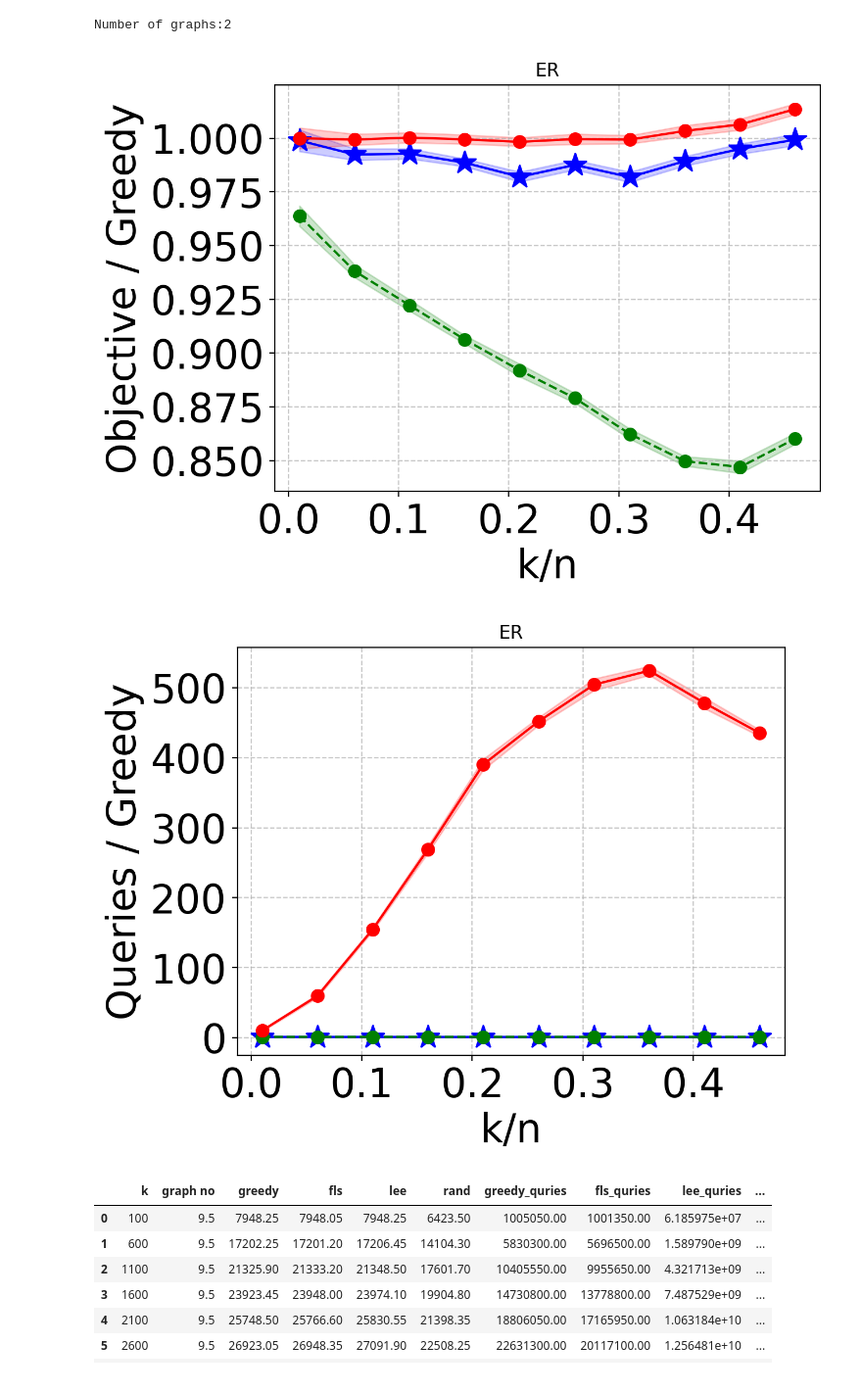
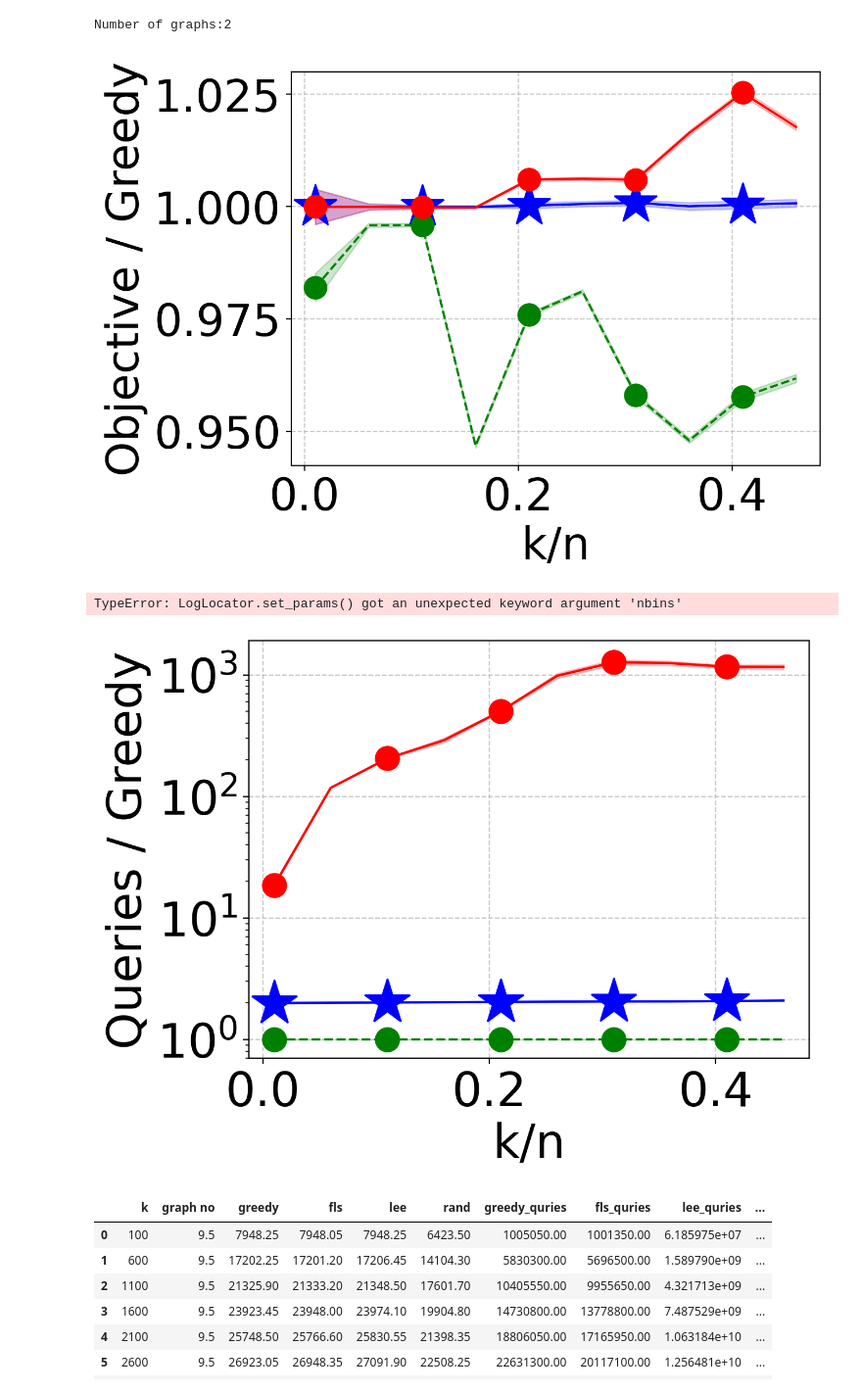
Before and after one commit to ankurnath/GuidedSearch, a Jupyter notebook: Max_Cut.ipynb, the cells around one changed output. Shown: that part at 98% size. Saved outputs shown, nothing was run; the diff lists cells and outputs as text; code cells hidden in the pictures.

Commit message:
all plots are done

```diff
--- a/Max_Cut.ipynb
+++ b/Max_Cut.ipynb
@@ -1172,8 +1172,12 @@ Number of graphs:2
 import os
 import pandas as pd
 import matplotlib.pyplot as plt
+from matplotlib.ticker import MaxNLocator
 
-model = 'ER'
+
+# model='ER'
+# model = 'BA'
+model ='Watts_Strogatz'
 root_folder = f'Maximum Cut/{model}'
 dataframe = None
 
@@ -1194,9 +1198,19 @@ number_of_nodes = 10000
 # Plotting the first set of data
 plt.figure(dpi=200)
 
+markersize=30
+markevery=2
+
+x_label_font_size=y_label_font_size=x_ticks_font_size=y_ticks_font_size=30
+legend_fontsize=30
+
+# x_label_font_size=26
+# y_label_font_size=26
+# x_ticks_font_size= 26
+# y_ticks_font_size= 26
 # FastLS+GuidedRG
 plt.plot(result['k'] / number_of_nodes, result['fls'] / result['greedy'],
-         label='FastLS+GuidedRG', marker='*', linestyle='-', color='blue', markersize=16)
+         label='FastLS+GuidedRG', marker='*', linestyle='-', color='blue', markersize=markersize, markevery=markevery)
 plt.fill_between(result['k'] / number_of_nodes,
                  (result['fls'] / result['greedy']) - (result_std['fls'] / result['greedy'] / 2),
                  (result['fls'] / result['greedy']) + (result_std['fls'] / result['greedy'] / 2),
@@ -1204,7 +1218,7 @@ plt.fill_between(result['k'] / number_of_nodes,
 
 # Random Greedy
 plt.plot(result['k'] / number_of_nodes, result['rand'] / result['greedy'],
-         label='Random Greedy', marker='.', linestyle='--', color='green', markersize=16)
+         label='Random Greedy', marker='.', linestyle='--', color='green', markersize=markersize, markevery=markevery)
 plt.fill_between(result['k'] / number_of_nodes,
                  (result['rand'] / result['greedy']) - (result_std['rand'] / result['greedy'] / 2),
                  (result['rand'] / result['greedy']) + (result_std['rand'] / result['greedy'] / 2),
@@ -1212,63 +1226,72 @@ plt.fill_between(result['k'] / number_of_nodes,
 
 # Lee et al.
 plt.plot(result['k'] / number_of_nodes, result['lee'] / result['greedy'],
-         label='Lee et al.', marker='.', linestyle='-', color='red', markersize=16)
+         label='Lee et al.', marker='.', linestyle='-', color='red', markersize=markersize, markevery=markevery)
 plt.fill_between(result['k'] / number_of_nodes,
                  (result['lee'] / result['greedy']) - (result_std['lee'] / result['greedy'] / 2),
                  (result['lee'] / result['greedy']) + (result_std['lee'] / result['greedy'] / 2),
                  color='red', alpha=0.2)
 
 # Add labels and title
-plt.xlabel('k/n', fontsize=26)
-plt.ylabel('Objective / Greedy', fontsize=26)
-plt.xticks(fontsize=26)
-plt.yticks(fontsize=26)
-plt.title(model)
-# plt.legend(loc='lower left', fontsize=26, framealpha=0.0)
+plt.xlabel('k/n', fontsize=x_label_font_size)
+plt.ylabel('Objective / Greedy', fontsize=y_label_font_size)
+plt.xticks(fontsize=x_ticks_font_size)
+plt.yticks(fontsize=y_ticks_font_size)
+# plt.title(model)
+if model=='BA':
+    plt.legend(loc='lower left', fontsize=legend_fontsize, framealpha=0.0)
 plt.grid(True, linestyle='--', alpha=0.7)
+plt.locator_params(nbins=4)
 plt.savefig(f'ObjectiveMC{model}.pdf', dpi=300, bbox_inches='tight')
+
 plt.show()
 
 # Plotting the second set of data
 plt.figure(dpi=200)
 
 # FastLS+GuidedRG Queries
 plt.plot(result['k'] / number_of_nodes, result['fls_quries'] / result['greedy_quries'],
-         label='FastLS+GuidedRG', marker='*', linestyle='-', color='blue', markersize=16)
+         label='FastLS+GuidedRG', marker='*', linestyle='-', color='blue', markersize=markersize, markevery=markevery)
 plt.fill_between(result['k'] / number_of_nodes,
                  (result['fls_quries'] / result['greedy_quries']) - (result_std['fls_quries'] / result['greedy_quries'] / 2),
                  (result['fls_quries'] / result['greedy_quries']) + (result_std['fls_quries'] / result['greedy_quries'] / 2),
                  color='blue', alpha=0.2)
 
 # Random Queries
 plt.plot(result['k'] / number_of_nodes, result['rand_quries'] / result['greedy_quries'],
-         label='Random', marker='.', linestyle='--', color='green', markersize=16)
+         label='Random', marker='.', linestyle='--', color='green', markersize=markersize, markevery=markevery)
 plt.fill_between(result['k'] / number_of_nodes,
                  (result['rand_quries'] / result['greedy_quries']) - (result_std['rand_quries'] / result['greedy_quries'] / 2),
                  (result['rand_quries'] / result['greedy_quries']) + (result_std['rand_quries'] / result['greedy_quries'] / 2),
                  color='green', alpha=0.2)
 
 # Lee et al. Queries
 plt.plot(result['k'] / number_of_nodes, result['lee_quries'] / result['greedy_quries'],
-         label='Lee et al.', marker='.', linestyle='-', color='red', markersize=16)
+         label='Lee et al.', marker='.', linestyle='-', color='red', markersize=markersize, markevery=markevery)
 plt.fill_between(result['k'] / number_of_nodes,
                  (result['lee_quries'] / result['greedy_quries']) - (result_std['lee_quries'] / result['greedy_quries'] / 2),
                  (result['lee_quries'] / result['greedy_quries']) + (result_std['lee_quries'] / result['greedy_quries'] / 2),
                  color='red', alpha=0.2)
 
 # Add labels and title
-plt.xlabel('k/n', fontsize=26)
-plt.ylabel('Queries / Greedy', fontsize=26)
-plt.xticks(fontsize=26)
-plt.yticks(fontsize=26)
+plt.xlabel('k/n', fontsize=x_label_font_size)
+plt.ylabel('Queries / Greedy', fontsize=y_label_font_size)
+plt.xticks(fontsize=x_ticks_font_size)
+plt.yticks(fontsize=y_ticks_font_size)
+plt.yscale('log')
 # plt.legend(loc='lower left', fontsize=26, framealpha=0.0)
+# plt.gca().yaxis.set_major_locator(MaxNLocator(nbins=4))
 plt.grid(True, linestyle='--', alpha=0.7)
+plt.locator_params(nbins=4)
 plt.savefig(f'QueriesMC{model}.pdf', dpi=300, bbox_inches='tight')
-plt.title(model)
+# plt.title(model)
+# Setting the number of ticks
+# plt.locator_params(axis='both', nbins=4)
 plt.show()
 # %% [output]
-[figure, old version]
+[figure, new version]
+TypeError: LogLocator.set_params() got an unexpected keyword argument 'nbins'
-[figure, old version]
+[figure, new version]
 # %%
 result
 # %% [output]
```
Also changed, not shown: parts of 1 cell of this notebook, 19 other files.
